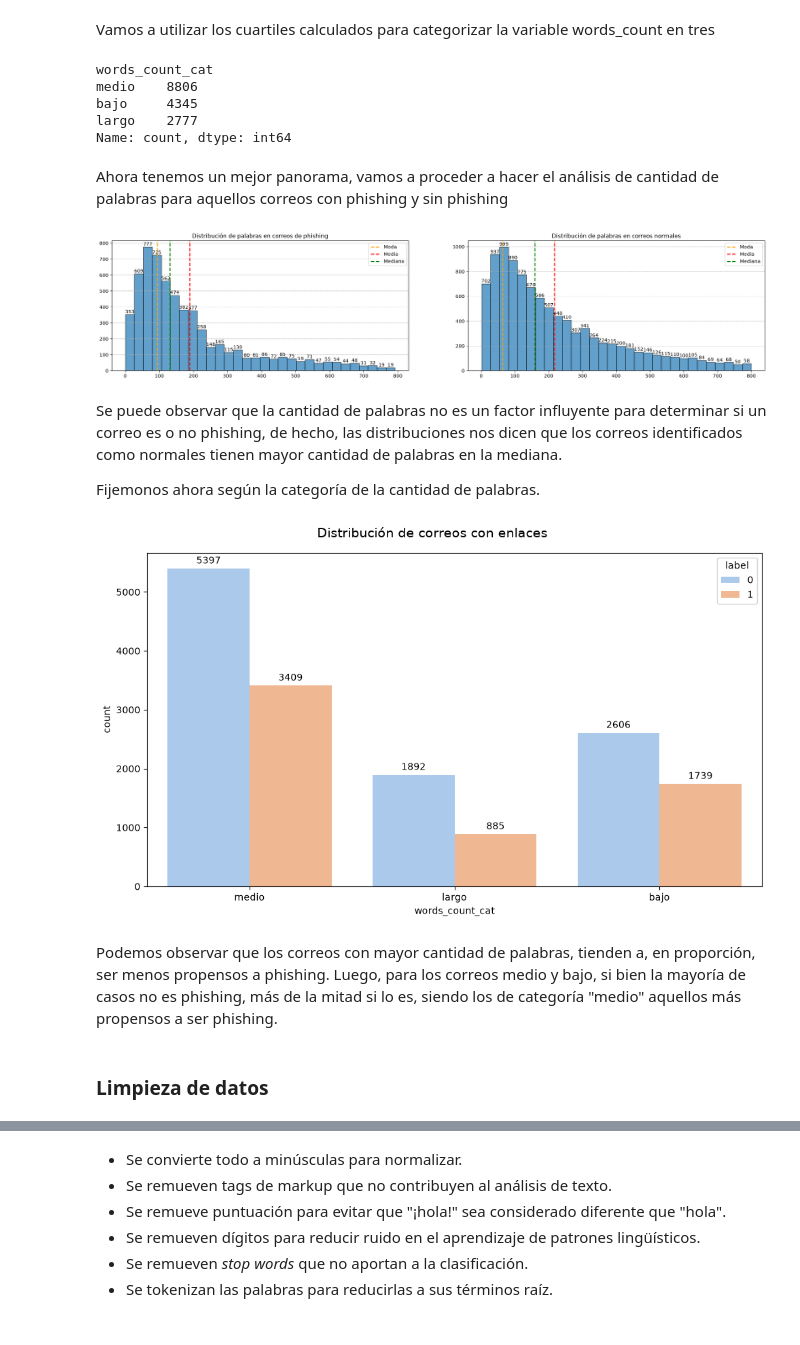
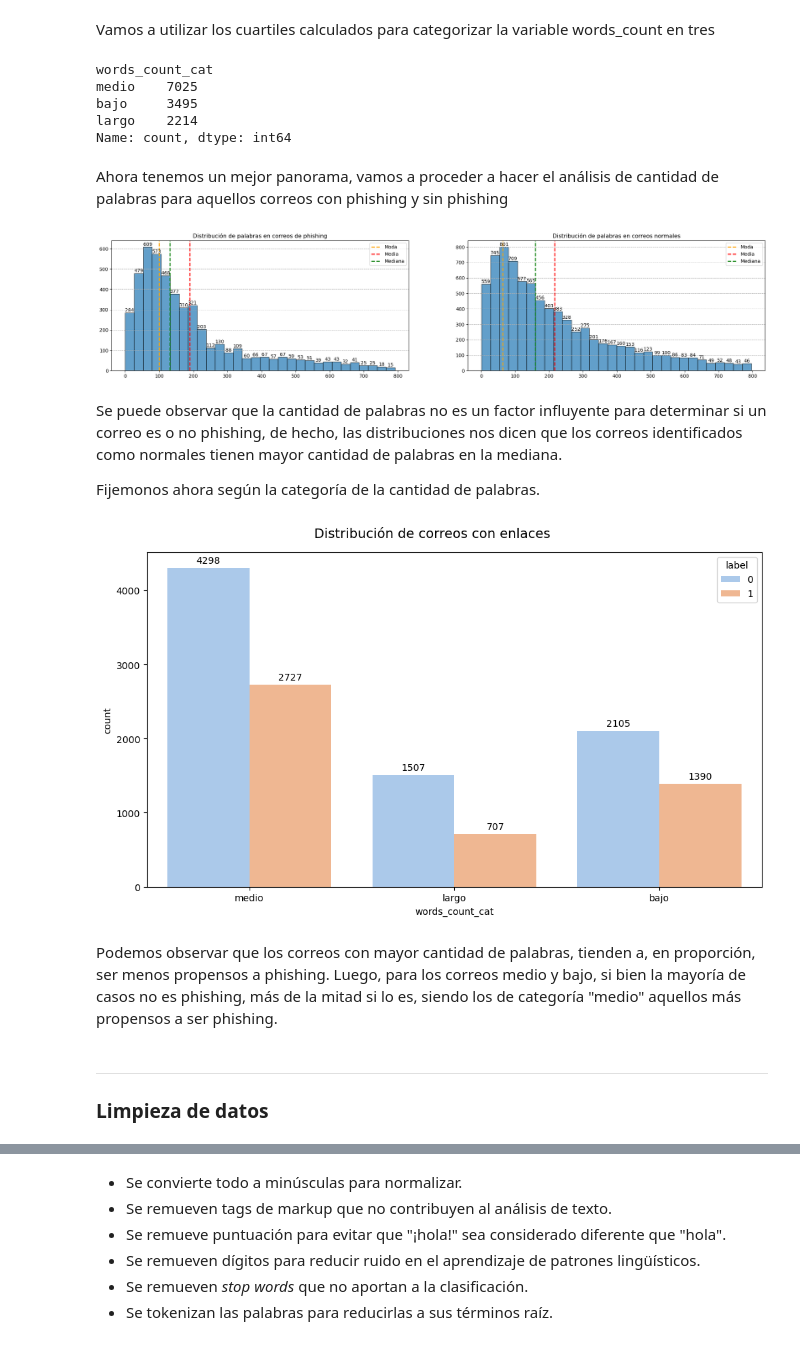
Before and after one commit to LCampi01/machine_learning_ceia, a Jupyter notebook: eda.ipynb, the cells around one changed output, grey strips where cells are left out. Saved outputs shown, nothing was run; the diff lists cells and outputs as text; code cells hidden in the pictures.

```diff
--- a/eda.ipynb
+++ b/eda.ipynb
@@ -184,7 +203,7 @@ Se puede observar que hay outliers con cantidades descomunales de palabras. Vamo
 
 plt.figure(figsize=(10, 6))
 
-word_count = email_df['word_count']
+word_count = X_train['word_count']
 
 word_count_Q1 = word_count.quantile(0.25)
 word_count_Q2 = word_count.quantile(0.50)
@@ -193,9 +212,13 @@ word_count_IQR = word_count_Q3 - word_count_Q1
 lower_limit = word_count_Q1 - 1.5 * word_count_IQR
 upper_limit = word_count_Q3 + 1.5 * word_count_IQR
 
-email_df = email_df[(email_df['word_count'] <= upper_limit) & (email_df['word_count'] >= lower_limit)]
+train_mask = (X_train['word_count'] <= upper_limit) & (X_train['word_count'] >= lower_limit)
+X_train, y_train = X_train[train_mask], y_train[train_mask]
 
-ax = sns.boxplot(data=email_df, y='word_count', color="lightblue")
+test_mask = (X_test['word_count'] <= upper_limit) & (X_test['word_count'] >= lower_limit)
+X_test, y_test = X_test[test_mask], y_test[test_mask]
+
+ax = sns.boxplot(data=X_train, y='word_count', color="lightblue")
 ax.axhline(word_count_Q1,      color='blue',   linestyle='--', linewidth=1, label=f'Q1:         {word_count_Q1:.1f}')
 ax.axhline(word_count_Q2,      color='red',    linestyle='--', linewidth=1, label=f'Mediana:  {word_count_Q2:.1f}')
 ax.axhline(word_count_Q3,      color='green',  linestyle='--', linewidth=1, label=f'Q3:         {word_count_Q3:.1f}')
@@ -212,16 +235,29 @@ plt.show()
 # %% [markdown]
 Vamos a utilizar los cuartiles calculados para categorizar la variable words_count en tres
 # %%
-email_df["words_count_cat"] = email_df["word_count"].apply(lambda x: 'bajo' if x < word_count_Q1 else ('medio' if x < word_count_Q3 else 'largo'))
-email_df.value_counts('words_count_cat')
+def categorize_words(x):
+    if x < word_count_Q1:
+        return 'bajo'
+    elif x < word_count_Q3:
+        return 'medio'
+    else:
+        return 'largo'
+
+X_train["words_count_cat"] = X_train["word_count"].apply(categorize_words)
+X_test["words_count_cat"] = X_test["word_count"].apply(categorize_words)
+
+X_train.value_counts('words_count_cat')
 # %% [output]
 words_count_cat
-medio    8806
-bajo     4345
-largo    2777
+medio    7025
+bajo     3495
+largo    2214
 Name: count, dtype: int64
 # %% [markdown]
 Ahora tenemos un mejor panorama, vamos a proceder a hacer el análisis de cantidad de palabras para aquellos correos con phishing y sin phishing
+# %%
+train_plot_df = X_train.copy()
+train_plot_df['label'] = y_train
 # %%
 fig, axes = plt.subplots(1, 2, figsize=(25, 5))
 
@@ -235,10 +271,10 @@ def plot_distribution(ax, data, title):
     ax.bar_label(ax.containers[0])
     ax.legend()
 
-plot_distribution(axes[0], email_df[email_df['label'] == 1]['word_count'], 'Distribución de palabras en correos de phishing')
-plot_distribution(axes[1], email_df[email_df['label'] == 0]['word_count'], 'Distribución de palabras en correos normales')
+plot_distribution(axes[0], train_plot_df[train_plot_df['label'] == 1]['word_count'], 'Distribución de palabras en correos de phishing')
+plot_distribution(axes[1], train_plot_df[train_plot_df['label'] == 0]['word_count'], 'Distribución de palabras en correos normales')
 # %% [output]
-[figure, old version]
+[figure, new version]
 # %% [markdown]
 Se puede observar que la cantidad de palabras no es un factor influyente para determinar si un correo es o no phishing, de hecho, las distribuciones nos dicen que los correos identificados como normales tienen mayor cantidad de palabras en la mediana.
 
@@ -246,20 +282,22 @@ Fijemonos ahora según la categoría de la cantidad de palabras.
 # %%
 plt.figure(figsize=(10, 6))
 
-ax = sns.countplot(x='words_count_cat', data=email_df, hue="label", palette='pastel')
+ax = sns.countplot(x='words_count_cat', data=train_plot_df, hue="label", palette='pastel')
 
 plt.suptitle('Distribución de correos con enlaces', fontsize=14)
 for container in ax.containers:
     ax.bar_label(container, padding=3, fontsize=10)
 
 
 plt.tight_layout()
 plt.show()
 # %% [output]
-[figure, old version]
+[figure, new version]
 # %% [markdown]
 Podemos observar que los correos con mayor cantidad de palabras, tienden a, en proporción, ser menos propensos a phishing. Luego, para los correos medio y bajo, si bien la mayoría de casos no es phishing, más de la mitad si lo es, siendo los de categoría "medio" aquellos más propensos a ser phishing.
 # %% [markdown]
+--------------
+
 ### Limpieza de datos
 # %%
 all_text = " ".join(email_df['Email Text'].astype(str))
```
Also changed, not shown: parts of 23 cells of this notebook, 3 other files.
